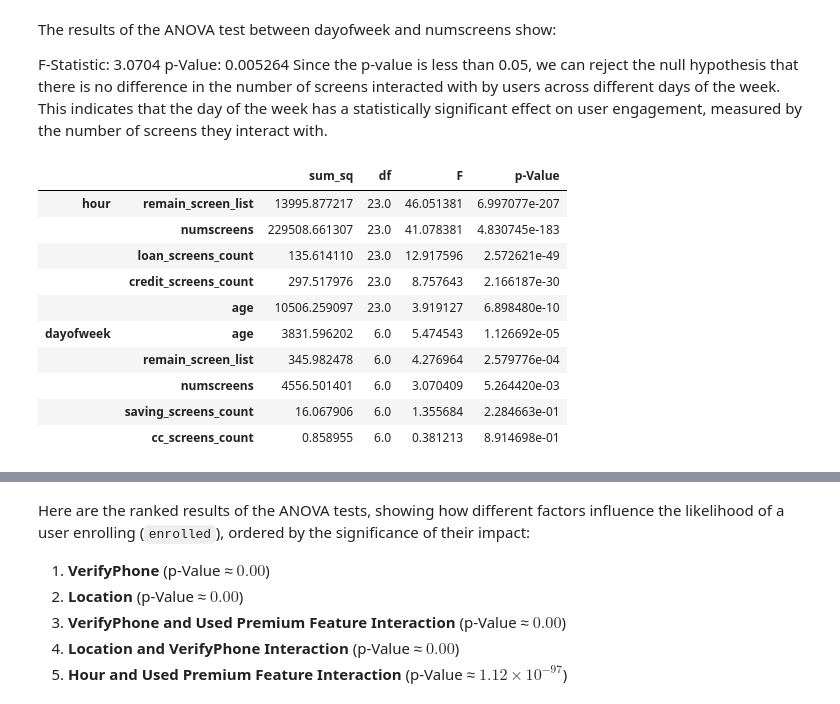
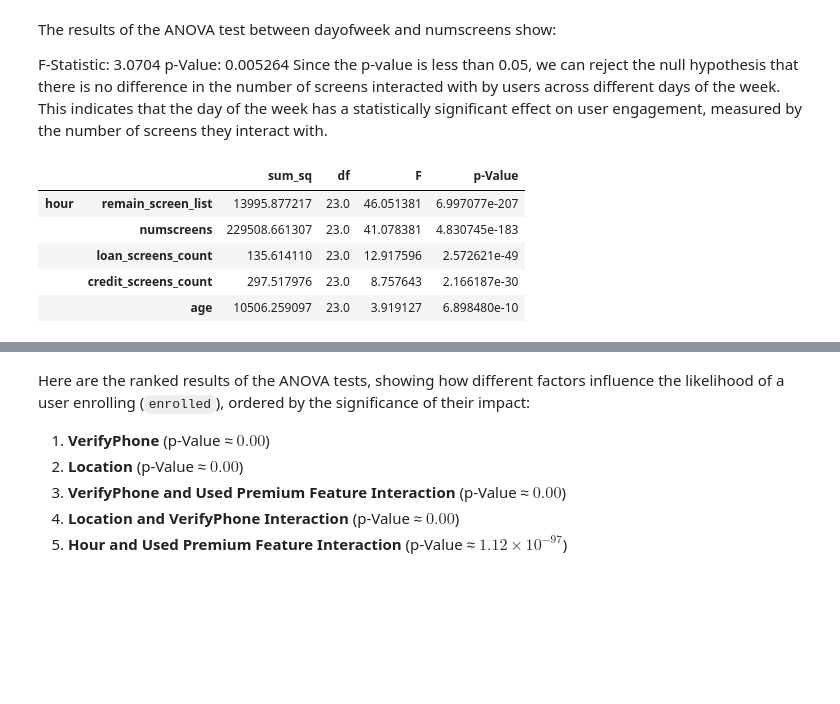
Before and after one commit to arygup/Behavioural-Research---Statistical-Methods, a Jupyter notebook: Aryan/Aryan.ipynb, the cells around one changed output, grey strips where cells are left out. Drawn from its saved outputs; the diff is of its cells as text; code cells hidden in the pictures; blank space fills up the shorter version.

```diff
--- a/Aryan/Aryan.ipynb
+++ b/Aryan/Aryan.ipynb
@@ -455,47 +454,37 @@ Since the p-value is less than 0.05, we can reject the null hypothesis that ther
 # %%
 # Define the pairs for ANOVA testing
 anova_pairs = [
-    ('dayofweek', 'numscreens'),
     ('hour', 'numscreens'),
-    ('dayofweek', 'remain_screen_list'),
     ('hour', 'remain_screen_list'),
-    ('dayofweek', 'saving_screens_count'),
     ('hour', 'credit_screens_count'),
-    ('dayofweek', 'cc_screens_count'),
     ('hour', 'loan_screens_count'),
-    ('dayofweek', 'age'),
     ('hour', 'age')
 ]
 
 # Conduct ANOVA for each pair and store results
 anova_results = {}
 
 for categorical, continuous in anova_pairs:
     model = ols(f'{continuous} ~ C({categorical})', data=data).fit()
     anova_result = sm.stats.anova_lm(model, typ=2)
     anova_results[(categorical, continuous)] = {
         'sum_sq': anova_result['sum_sq'][0],
         'df': anova_result['df'][0],
         'F': anova_result['F'][0],
         'p-Value': anova_result['PR(>F)'][0]
     }
 
 # Convert results to DataFrame for sorting
 anova_results_df = pd.DataFrame(anova_results).transpose()
 anova_results_df_sorted = anova_results_df.sort_values(by='p-Value', ascending=True)
 anova_results_df_sorted
 # %% [output]
 |  |  | sum_sq | df | F | p-Value |
 | hour | remain_screen_list | 13995.877217 | 23.0 | 46.051381 | 6.997077e-207 |
 |  | numscreens | 229508.661307 | 23.0 | 41.078381 | 4.830745e-183 |
 |  | loan_screens_count | 135.614110 | 23.0 | 12.917596 | 2.572621e-49 |
 |  | credit_screens_count | 297.517976 | 23.0 | 8.757643 | 2.166187e-30 |
 |  | age | 10506.259097 | 23.0 | 3.919127 | 6.898480e-10 |
-| dayofweek | age | 3831.596202 | 6.0 | 5.474543 | 1.126692e-05 |
-|  | remain_screen_list | 345.982478 | 6.0 | 4.276964 | 2.579776e-04 |
-|  | numscreens | 4556.501401 | 6.0 | 3.070409 | 5.264420e-03 |
-|  | saving_screens_count | 16.067906 | 6.0 | 1.355684 | 2.284663e-01 |
-|  | cc_screens_count | 0.858955 | 6.0 | 0.381213 | 8.914698e-01 |
 # %% [markdown]
 Here are the results of the ANOVA tests ranked by their p-values, indicating how strongly the categorical variable influences the continuous variable in the context of user engagement or behavior:
 
```
Also changed, not shown: parts of 4 cells of this notebook.
